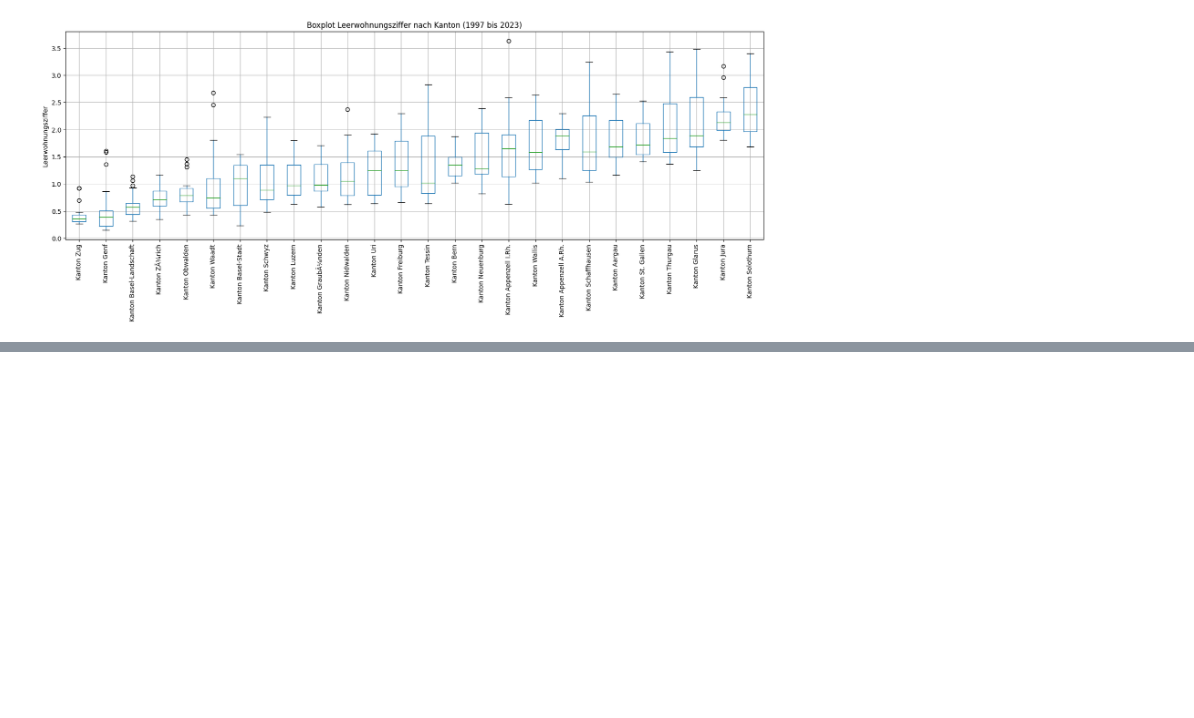
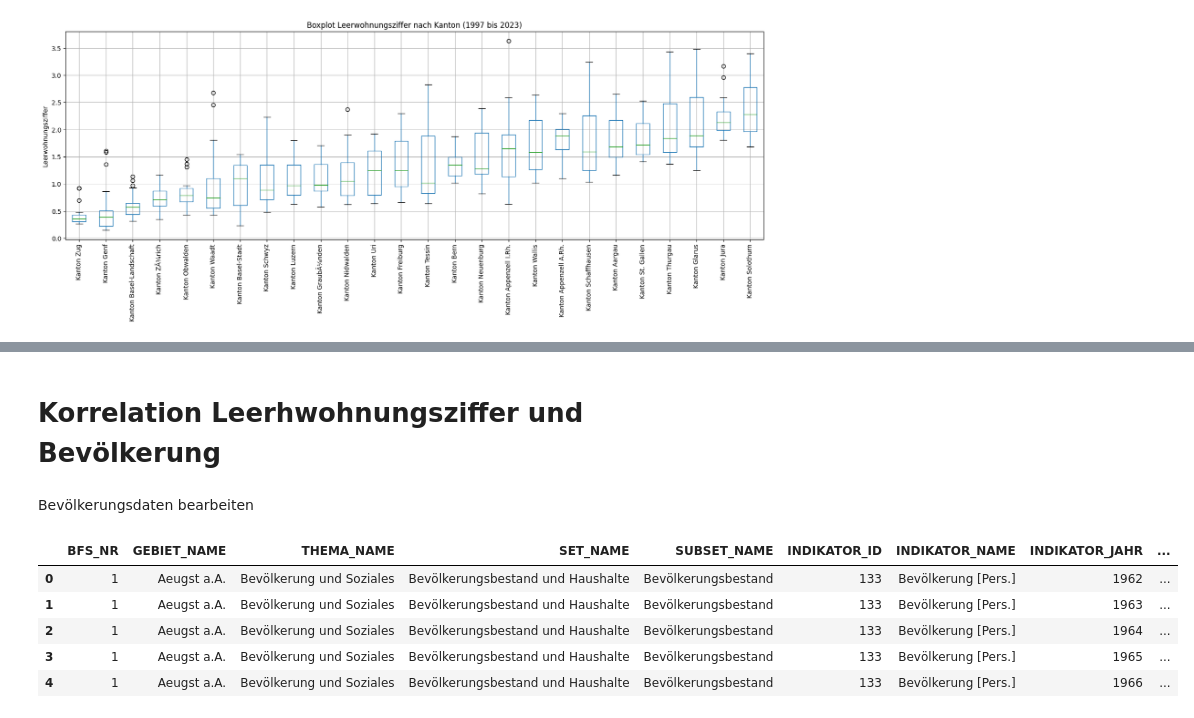
Before and after one commit to GRUPPE-BINA24/Datenspeicher, a Jupyter notebook: Kopie_von_Semesterarbeit_BINA.ipynb, the cells around one changed output, grey strips where cells are left out. Cells and saved outputs as stored; diff of their text form; code cells hidden in the pictures; blank space fills up the shorter version.

```diff
--- a/Kopie_von_Semesterarbeit_BINA.ipynb
+++ b/Kopie_von_Semesterarbeit_BINA.ipynb
@@ -399,3 +403,25 @@ Requirement already satisfied: plotly in /usr/local/lib/python3.10/dist-packages
 Requirement already satisfied: tenacity>=6.2.0 in /usr/local/lib/python3.10/dist-packages (from plotly) (8.2.3)
 Requirement already satisfied: packaging in /usr/local/lib/python3.10/dist-packages (from plotly) (24.0)
 [interactive output not drawn]
+# %% [markdown]
+# Korrelation Leerhwohnungsziffer und Bevölkerung
+# %% [markdown]
+Bevölkerungsdaten bearbeiten
+# %%
+#CSV File Bevölkerung ZH importieren
+
+import pandas as pd
+import seaborn as sns
+import matplotlib.pyplot as plt
+
+Bevölkerung_ZH = pd.read_csv('https://raw.githubusercontent.com/GRUPPE-BINA24/Datenspeicher/main/Bev%C3%B6lkerung_ZH.csv')
+
+
+Bevölkerung_ZH.head()
+# %% [output]
+|  | BFS_NR | GEBIET_NAME | THEMA_NAME | SET_NAME | SUBSET_NAME | INDIKATOR_ID | INDIKATOR_NAME | INDIKATOR_JAHR | ... |
+| 0 | 1 | Aeugst a.A. | Bevölkerung und Soziales | Bevölkerungsbestand und Haushalte | Bevölkerungsbestand | 133 | Bevölkerung [Pers.] | 1962 | ... |
+| 1 | 1 | Aeugst a.A. | Bevölkerung und Soziales | Bevölkerungsbestand und Haushalte | Bevölkerungsbestand | 133 | Bevölkerung [Pers.] | 1963 | ... |
+| 2 | 1 | Aeugst a.A. | Bevölkerung und Soziales | Bevölkerungsbestand und Haushalte | Bevölkerungsbestand | 133 | Bevölkerung [Pers.] | 1964 | ... |
+| 3 | 1 | Aeugst a.A. | Bevölkerung und Soziales | Bevölkerungsbestand und Haushalte | Bevölkerungsbestand | 133 | Bevölkerung [Pers.] | 1965 | ... |
+| 4 | 1 | Aeugst a.A. | Bevölkerung und Soziales | Bevölkerungsbestand und Haushalte | Bevölkerungsbestand | 133 | Bevölkerung [Pers.] | 1966 | ... |
```
Also changed, not shown: parts of 6 cells of this notebook.
